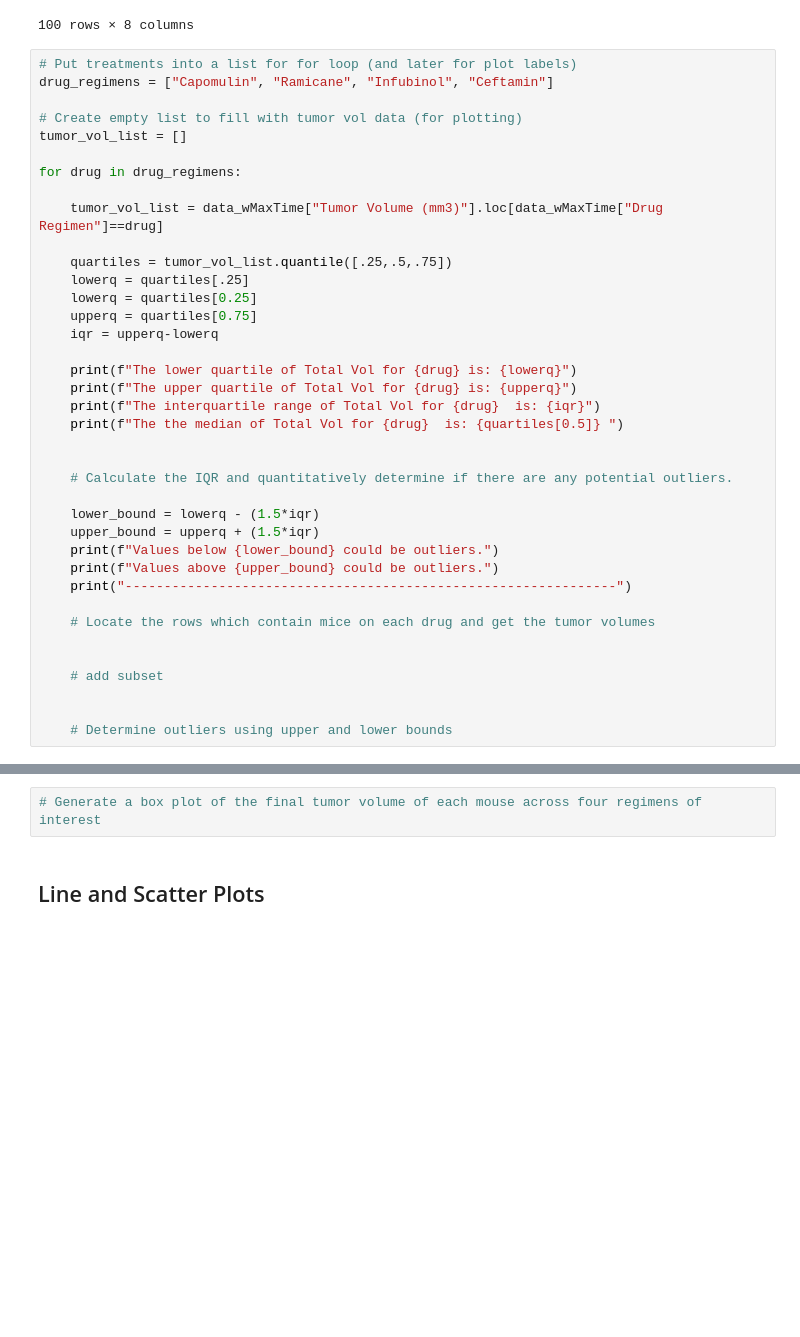
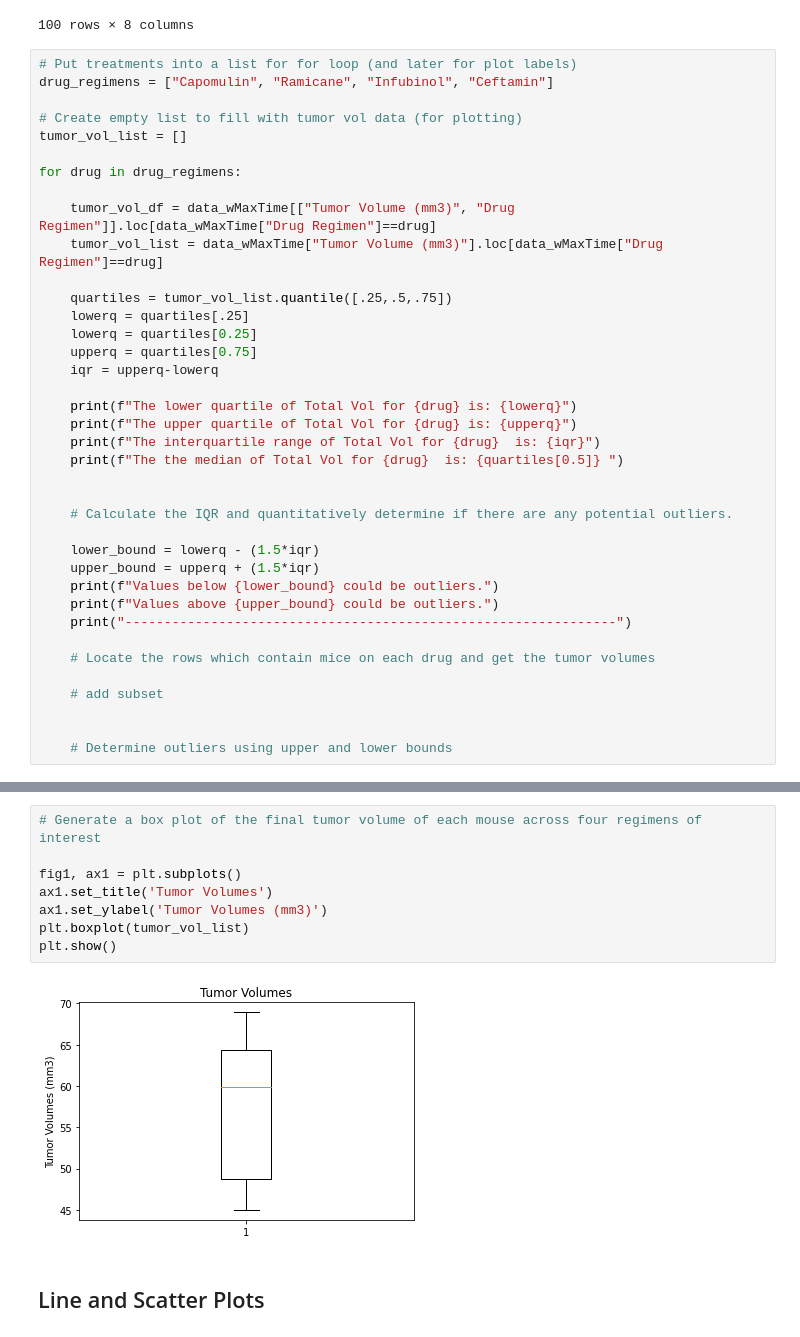
Before and after one commit to tiffanyharris711/matplotlib-challenge, a Jupyter notebook: pymaceuticals.ipynb, the cells around one changed output, grey strips where cells are left out. Drawn from its saved outputs; the diff is of its cells as text; blank space fills up the shorter version.

```diff
--- a/pymaceuticals_starter.ipynb
+++ b/pymaceuticals.ipynb
@@ -265,6 +265,7 @@ tumor_vol_list = []
 
 for drug in drug_regimens:
 
+    tumor_vol_df = data_wMaxTime[["Tumor Volume (mm3)", "Drug Regimen"]].loc[data_wMaxTime["Drug Regimen"]==drug]
     tumor_vol_list = data_wMaxTime["Tumor Volume (mm3)"].loc[data_wMaxTime["Drug Regimen"]==drug]
 
     quartiles = tumor_vol_list.quantile([.25,.5,.75])
@@ -289,7 +290,6 @@ for drug in drug_regimens:
 
     # Locate the rows which contain mice on each drug and get the tumor volumes
 
-
     # add subset
 
 
@@ -315,5 +315,13 @@ Values above 87.66645829999999 could be outliers.
 # %%
 # Generate a box plot of the final tumor volume of each mouse across four regimens of interest
+
+fig1, ax1 = plt.subplots()
+ax1.set_title('Tumor Volumes')
+ax1.set_ylabel('Tumor Volumes (mm3)')
+plt.boxplot(tumor_vol_list)
+plt.show()
+# %% [output]
+[figure, added]
 # %% [markdown]
 ## Line and Scatter Plots
 # %%
```
Also changed, not shown: parts of 6 cells of this notebook.
